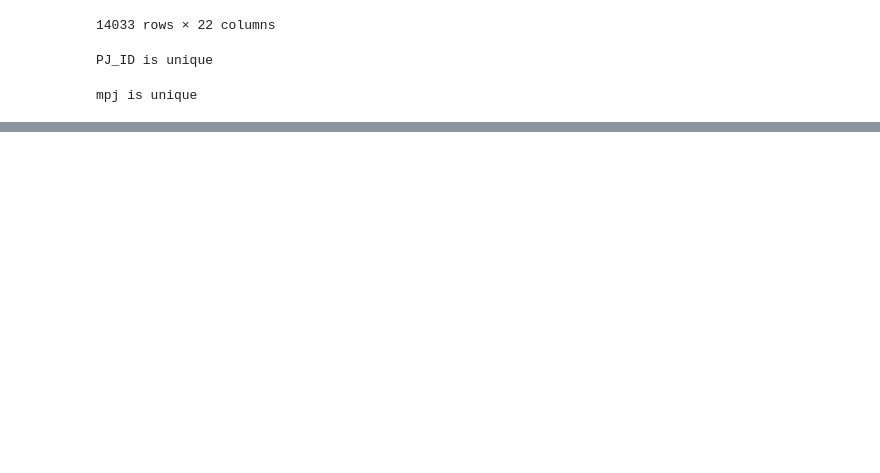
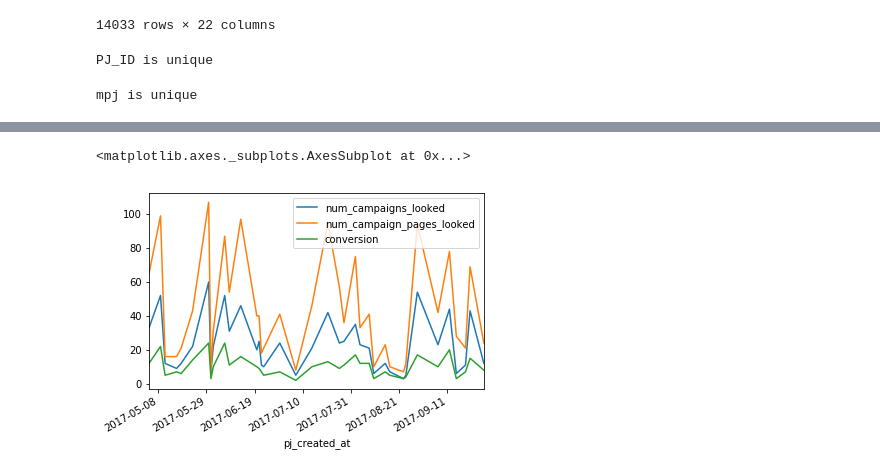
Before and after one commit to telecoms-intelligence/induction-customer-acquisition, a Jupyter notebook: notebook/conversion-rate-exploration.ipynb, the cells around one changed output, grey strips where cells are left out. Drawn from its saved outputs; the diff is of its cells as text; code cells hidden in the pictures; blank space fills up the shorter version.

```diff
--- a/notebook/conversion-rate-exploration.ipynb
+++ b/notebook/conversion-rate-exploration.ipynb
@@ -77,0 +140,4 @@ no_visits
+# %%
+data_fltd = data[['mpj', 'pj_created_at', 'num_campaigns_looked', 'num_campaign_pages_looked', 'video_viewed', 'outcome', 'conversion']]
+data_fltd['video_viewed'].fillna(0, inplace = True)
+data_fltd
@@ -77,0 +167,4 @@ no_visits
+# %%
+# Number of views per campaign
+data_fltd['num_avg_campaigns_looked'] = data_fltd['num_campaign_pages_looked'] / data_fltd['num_campaigns_looked']
+data_fltd
@@ -77,0 +205,4 @@ no_visits
+# %%
+# Time-lines for converted customers
+agg_visits_converted = data_fltd[data_fltd['conversion'] == 1].groupby(['pj_created_at'], as_index = False).sum()
+agg_visits_converted
@@ -77,0 +249,8 @@ no_visits
+# %%
+# Converted customers not having watched the video
+ax = agg_visits_converted[agg_visits_converted['video_viewed'] == 0].plot (x = 'pj_created_at', y = 'num_campaigns_looked')
+agg_visits_converted[agg_visits_converted['video_viewed'] == 0].plot (ax = ax, x = 'pj_created_at', y = 'num_campaign_pages_looked')
+agg_visits_converted[agg_visits_converted['video_viewed'] == 0].plot (ax = ax, x = 'pj_created_at', y = 'conversion')
+# %% [output]
+<matplotlib.axes._subplots.AxesSubplot at 0x...>
+[figure, added]
```
Also changed, not shown: parts of 22 cells of this notebook.
